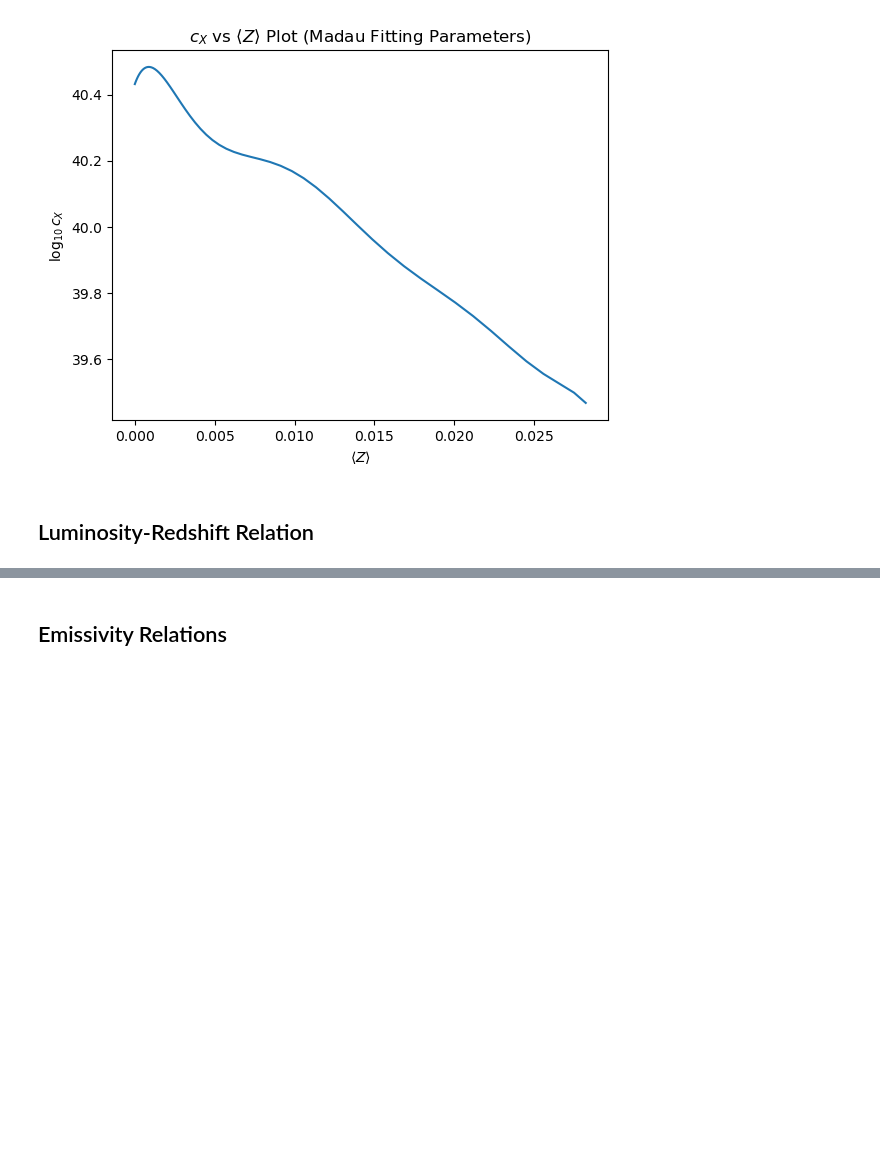
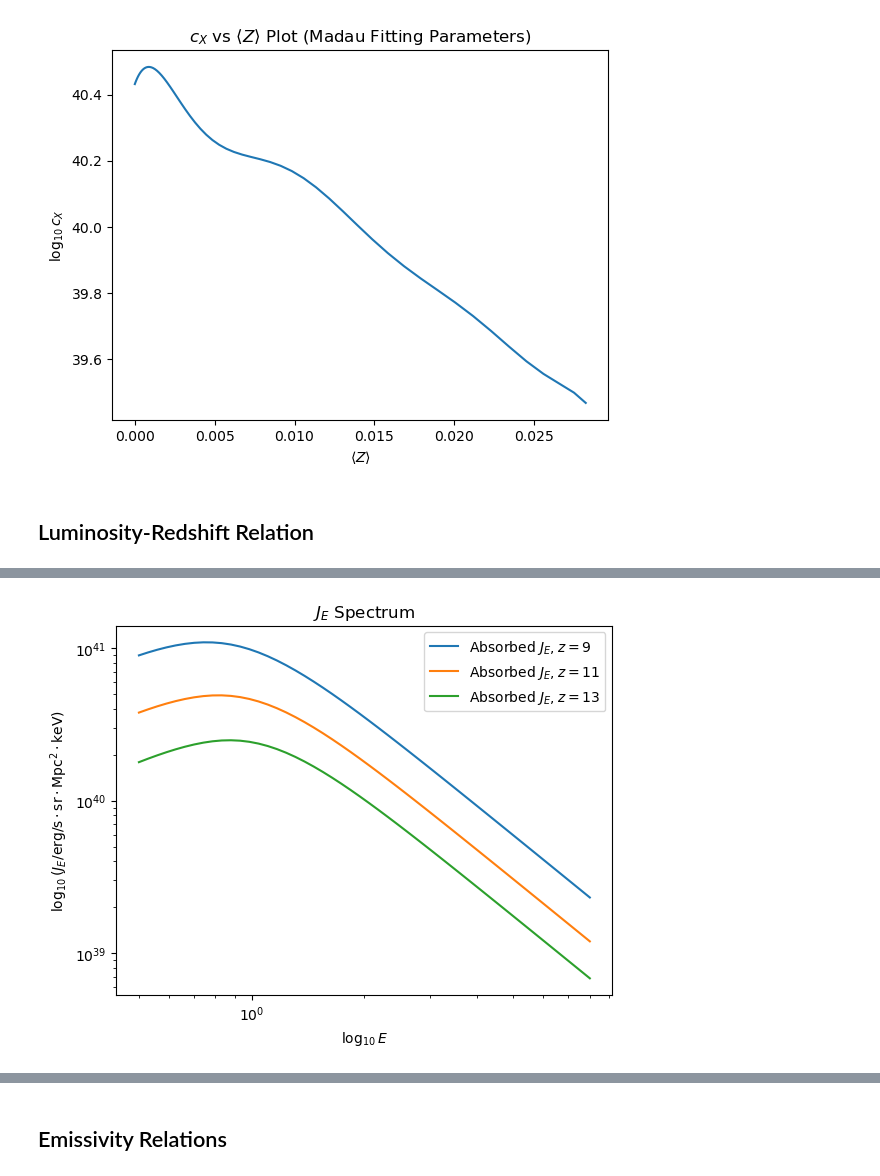
Before and after one commit to ysvaditya05/Galaxy-Formation, a Jupyter notebook: Notebooks/XRay_Heating.ipynb, the cells around one changed output, grey strips where cells are left out. Saved outputs shown, nothing was run; the diff lists cells and outputs as text; code cells hidden in the pictures; blank space fills up the shorter version.

```diff
--- a/Notebooks/XRay_Heating.ipynb
+++ b/Notebooks/XRay_Heating.ipynb
@@ -445,0 +638,39 @@ Text(0.5, 1.0, 'Luminosity vs Redshift Relation (Madau)')
+# %%
+#Generating the J_E spectrum in erg/s/Mpc^2/sr/keV
+
+J_new_test_vals1 = np.zeros_like(E_range)
+J_new_test_vals2 = np.zeros_like(E_range)
+J_new_test_vals3 = np.zeros_like(E_range)
+
+for i in range(len(E_range)):
+    J_new_test_vals1[i] = J_new(E_range[i], 9)
+    J_new_test_vals2[i] = J_new(E_range[i], 11)
+    J_new_test_vals3[i] = J_new(E_range[i], 13)
+# %%
+plt.loglog(E_range, J_new_test_vals1, label = r'Absorbed $J_E, z=9$')
+#
+plt.loglog(E_range, J_new_test_vals2, label = r'Absorbed $J_E, z=11$')
+plt.loglog(E_range, J_new_test_vals3, label = r'Absorbed $J_E, z=13$')
+plt.xlabel(r'$\log_{10}{E}$')
+plt.ylabel(r'$\log_{10}{(J_E/\text{erg/s}\cdot\text{sr}\cdot\text{Mpc}^2\cdot\text{keV})}$')
+plt.title(r'$J_E$ Spectrum')
+plt.legend()
+
+"""
+
+save_dir = "/mnt/windows/Linux_Wind_Shared/GalaxyFormation_FullProject/Figures/XRay_Heating"
+
+# Create folder if it doesn't exist
+os.makedirs(save_dir, exist_ok=True)
+
+# Full path to output file
+save_path = os.path.join(save_dir, "JE_new_erg_Mpc2.png")
+
+# Save figure
+plt.savefig(save_path, dpi=300, bbox_inches="tight")
+
+"""
+
+plt.show()
+# %% [output]
+[figure, added]
```
Also changed, not shown: parts of 14 cells of this notebook, 5 other files.
